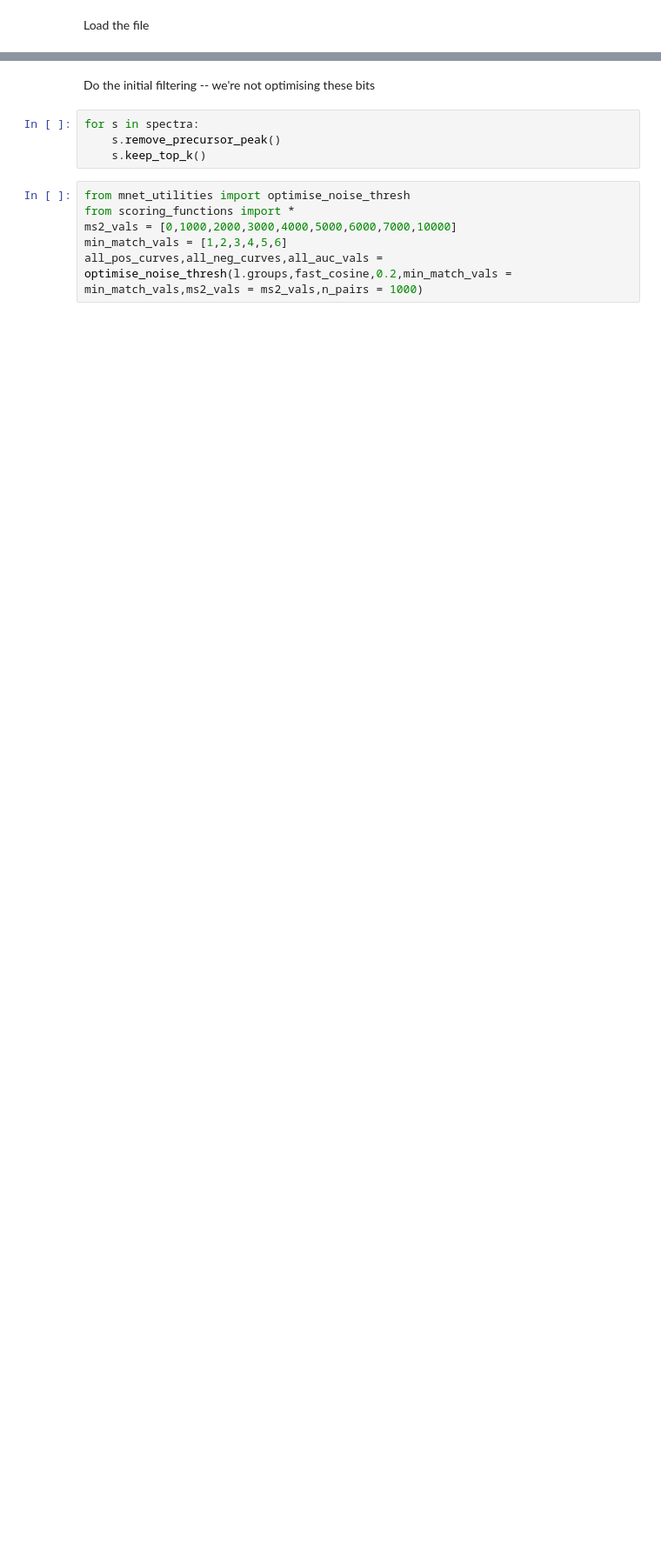
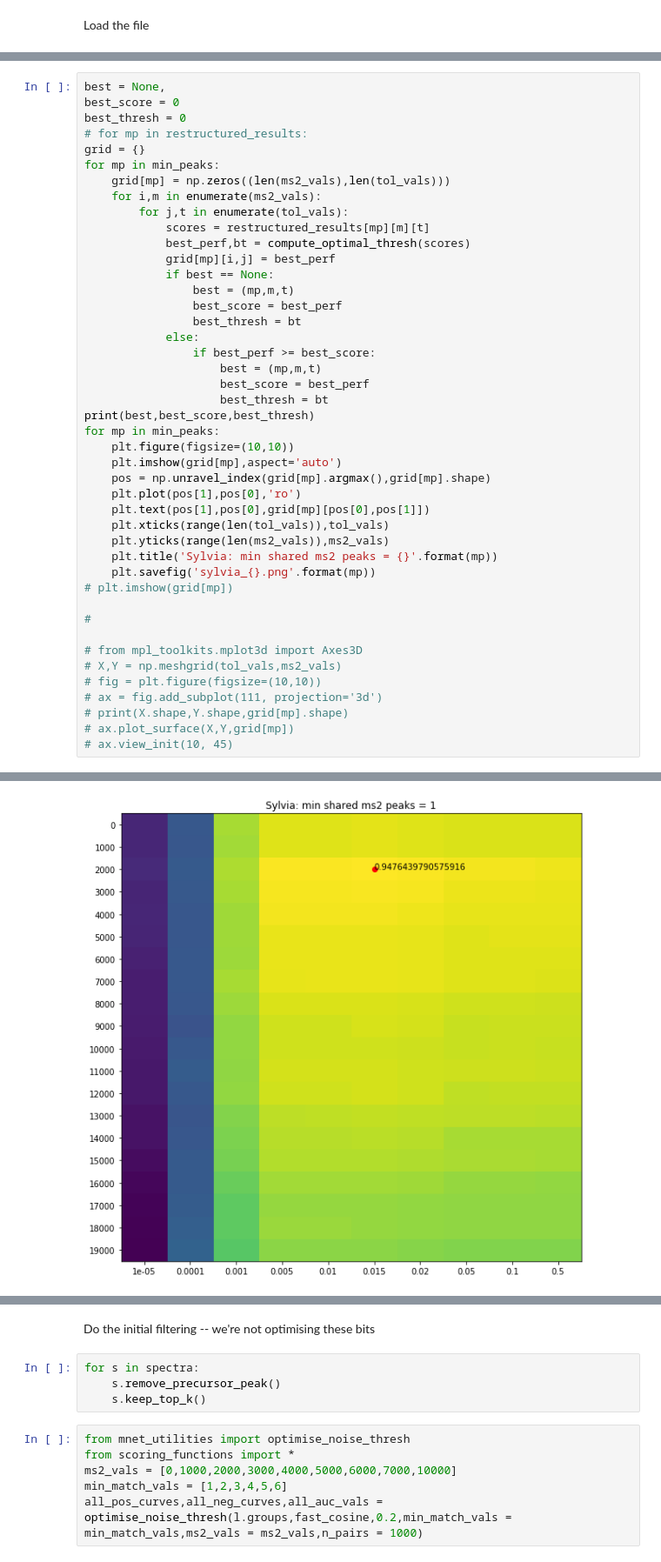
Before and after one commit to sdrogers/molnet, a Jupyter notebook: notebooks/OptimisationCode.ipynb, the cells around one changed output, grey strips where cells are left out. Shown at 87% size. Saved outputs shown, nothing was run; the diff lists cells and outputs as text; blank space fills up the shorter version.

```diff
--- a/notebooks/OptimisationCode.ipynb
+++ b/notebooks/OptimisationCode.ipynb
@@ -24,0 +167,45 @@ After duplicate filtering, 1031 spectra remain
+# %%
+best = None,
+best_score = 0
+best_thresh = 0
+# for mp in restructured_results:
+grid = {}
+for mp in min_peaks:
+    grid[mp] = np.zeros((len(ms2_vals),len(tol_vals)))
+    for i,m in enumerate(ms2_vals):
+        for j,t in enumerate(tol_vals):
+            scores = restructured_results[mp][m][t]
+            best_perf,bt = compute_optimal_thresh(scores)
+            grid[mp][i,j] = best_perf
+            if best == None:
+                best = (mp,m,t)
+                best_score = best_perf
+                best_thresh = bt
+            else:
+                if best_perf >= best_score:
+                    best = (mp,m,t)
+                    best_score = best_perf
+                    best_thresh = bt
+print(best,best_score,best_thresh)
+for mp in min_peaks:
+    plt.figure(figsize=(10,10))
+    plt.imshow(grid[mp],aspect='auto')
+    pos = np.unravel_index(grid[mp].argmax(),grid[mp].shape)
+    plt.plot(pos[1],pos[0],'ro')
+    plt.text(pos[1],pos[0],grid[mp][pos[0],pos[1]])
+    plt.xticks(range(len(tol_vals)),tol_vals)
+    plt.yticks(range(len(ms2_vals)),ms2_vals)
+    plt.title('Sylvia: min shared ms2 peaks = {}'.format(mp))
+    plt.savefig('sylvia_{}.png'.format(mp))
+# plt.imshow(grid[mp])
+
+#
+
+# from mpl_toolkits.mplot3d import Axes3D
+# X,Y = np.meshgrid(tol_vals,ms2_vals)
+# fig = plt.figure(figsize=(10,10))
+# ax = fig.add_subplot(111, projection='3d')
+# print(X.shape,Y.shape,grid[mp].shape)
+# ax.plot_surface(X,Y,grid[mp])
+# ax.view_init(10, 45)
+# %% [output]
@@ -24,0 +213 @@ After duplicate filtering, 1031 spectra remain
+[figure, added]
```
Also changed, not shown: parts of 17 cells of this notebook, 1 other file.
